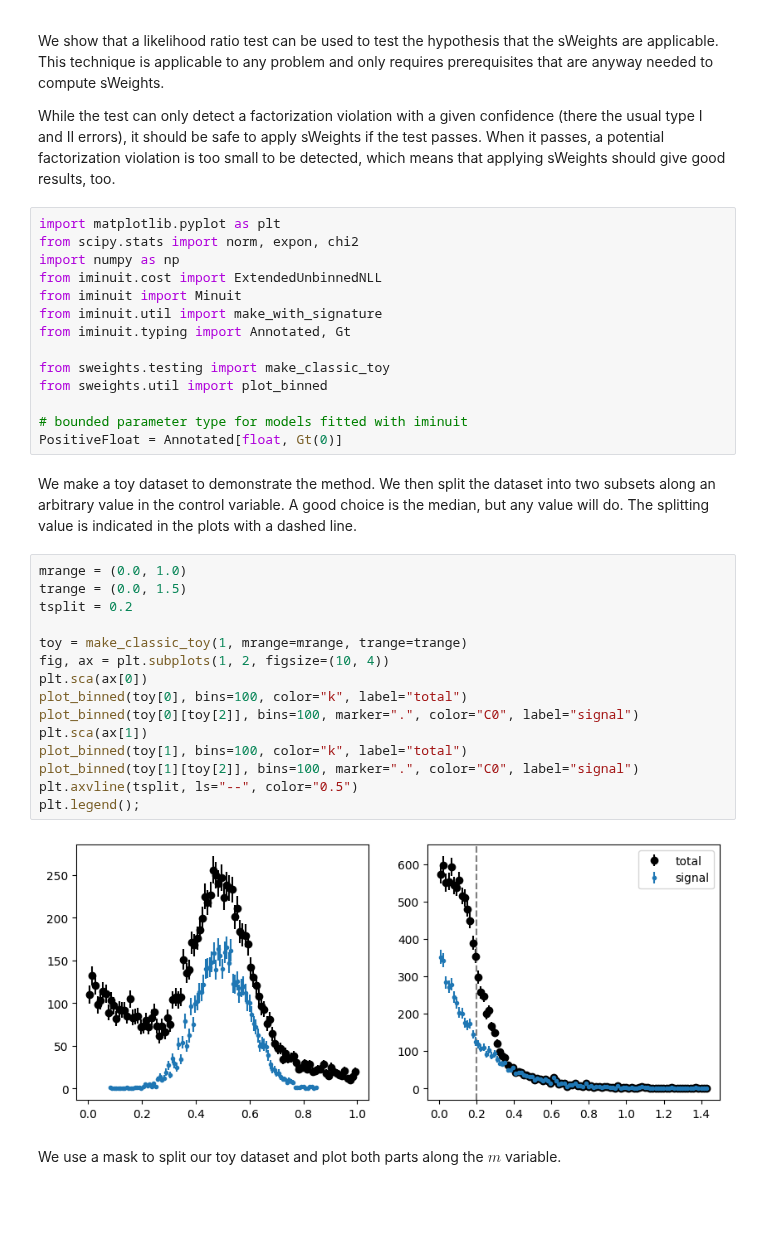
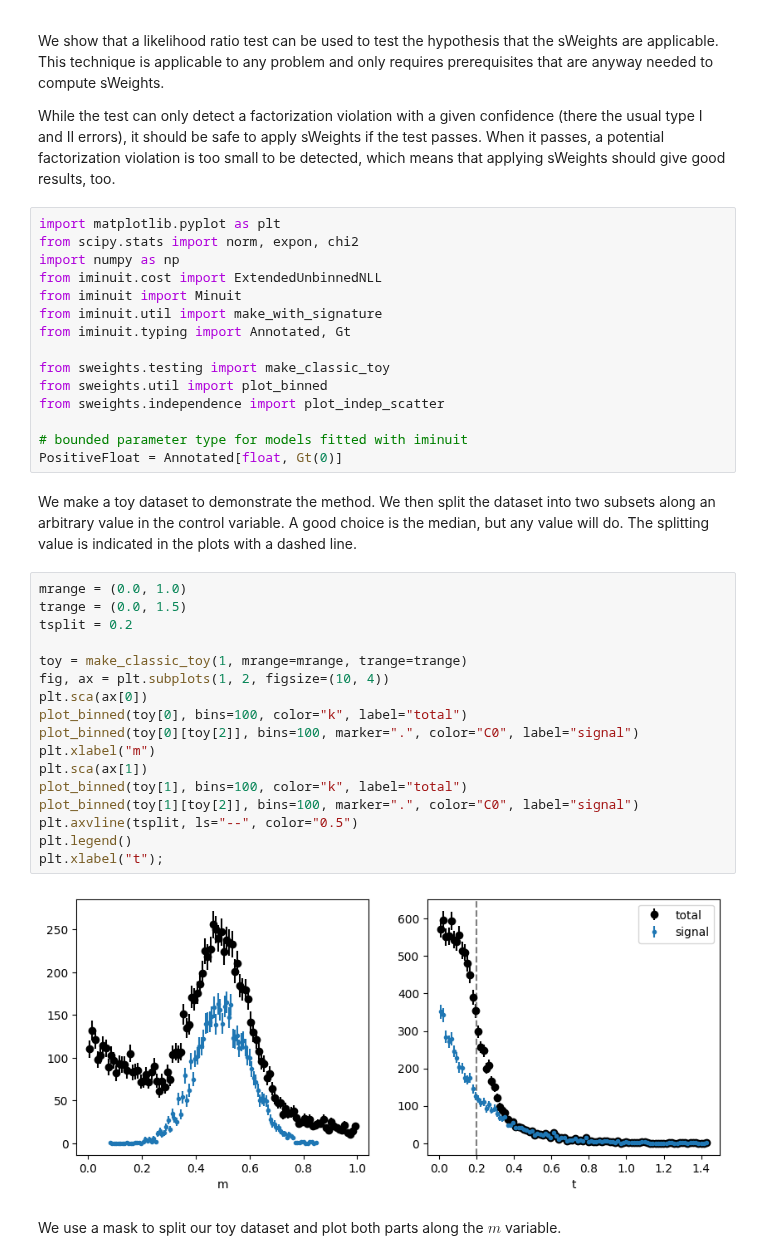
Before and after one commit to sweights/sweights, a Jupyter notebook: doc/notebooks/factorization_test.ipynb, the cells around one changed output. Saved outputs shown, nothing was run; the diff lists cells and outputs as text; blank space fills up the shorter version.

```diff
--- a/doc/notebooks/factorization_test.ipynb
+++ b/doc/notebooks/factorization_test.ipynb
@@ -21,6 +21,7 @@ from iminuit.typing import Annotated, Gt
 
 from sweights.testing import make_classic_toy
 from sweights.util import plot_binned
+from sweights.independence import plot_indep_scatter
 
 # bounded parameter type for models fitted with iminuit
 PositiveFloat = Annotated[float, Gt(0)]
@@ -29,20 +30,22 @@ We make a toy dataset to demonstrate the method. We then split the dataset into
 # %%
 mrange = (0.0, 1.0)
 trange = (0.0, 1.5)
 tsplit = 0.2
 
 toy = make_classic_toy(1, mrange=mrange, trange=trange)
 fig, ax = plt.subplots(1, 2, figsize=(10, 4))
 plt.sca(ax[0])
 plot_binned(toy[0], bins=100, color="k", label="total")
 plot_binned(toy[0][toy[2]], bins=100, marker=".", color="C0", label="signal")
+plt.xlabel("m")
 plt.sca(ax[1])
 plot_binned(toy[1], bins=100, color="k", label="total")
 plot_binned(toy[1][toy[2]], bins=100, marker=".", color="C0", label="signal")
 plt.axvline(tsplit, ls="--", color="0.5")
-plt.legend();
+plt.legend()
+plt.xlabel("t");
 # %% [output]
-[figure, old version]
+[figure, new version]
 # %% [markdown]
 We use a mask to split our toy dataset and plot both parts along the $m$ variable.
 # %%
```
Also changed, not shown: parts of 10 cells of this notebook, 2 other files.
